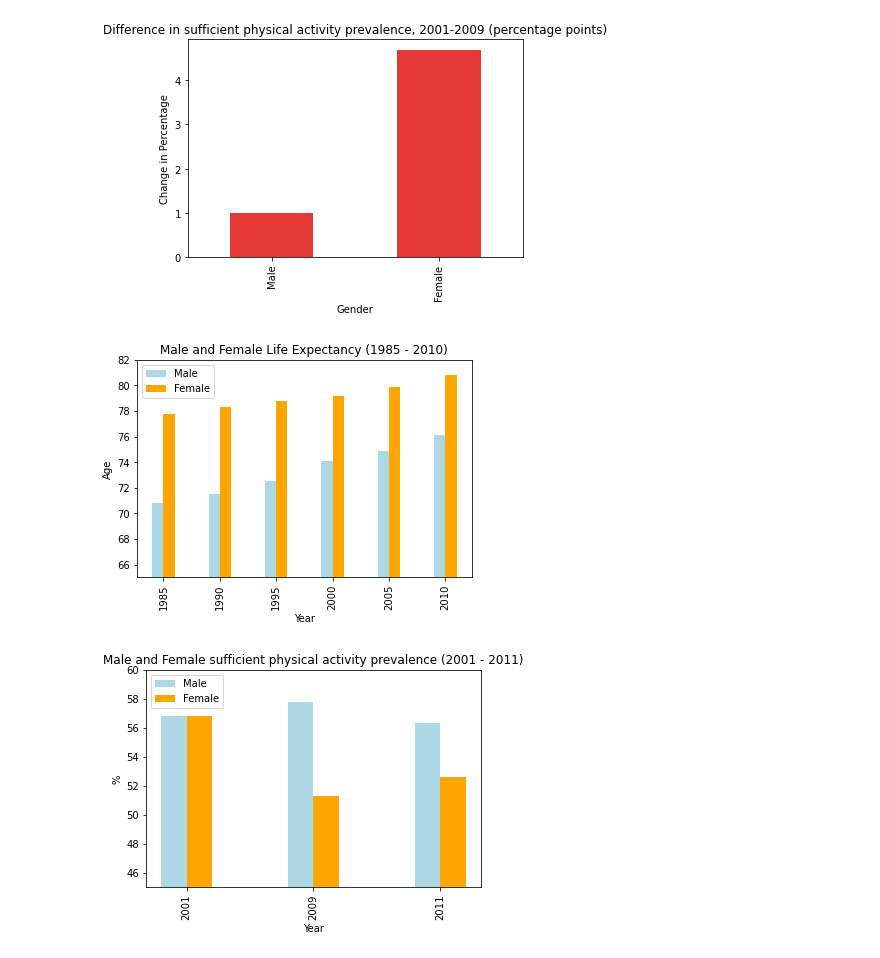
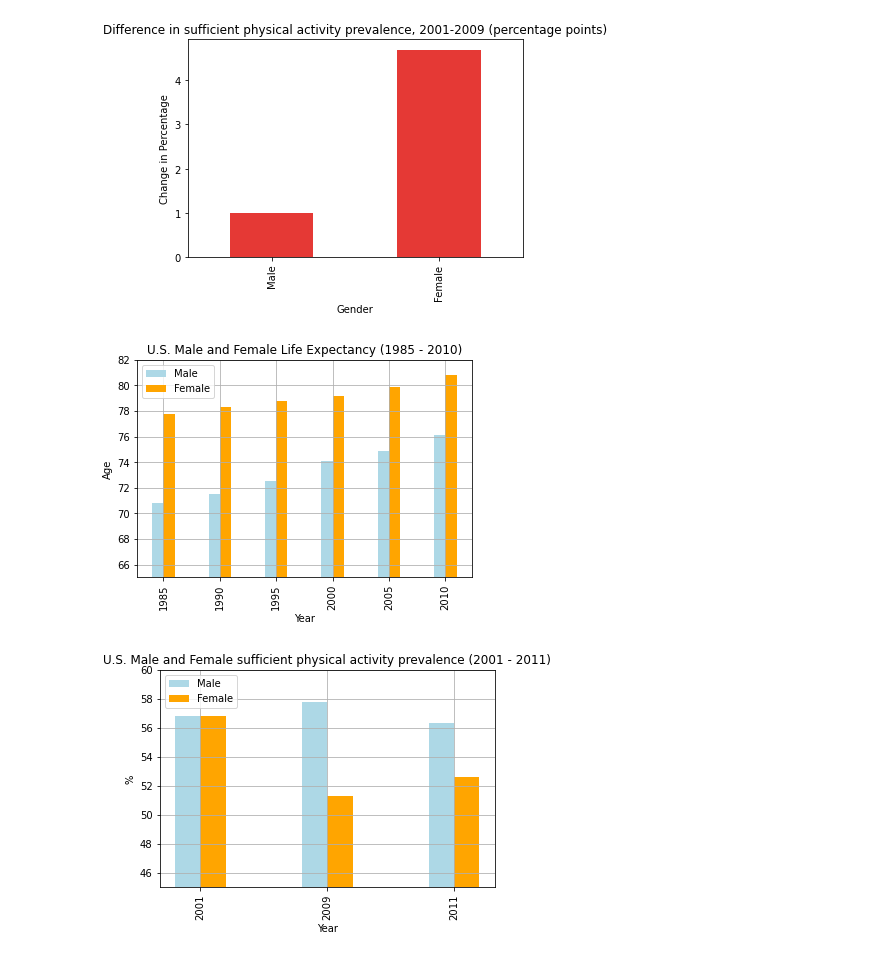
Before and after one commit to Mvillarreal88/State-of-Survival, a Jupyter notebook: Sandbox/Dillon/us-charts.ipynb, the cells around one changed output. Cells and saved outputs as stored; diff of their text form; code cells hidden in the pictures.

```diff
--- a/Sandbox/Dillon/us-charts.ipynb
+++ b/Sandbox/Dillon/us-charts.ipynb
@@ -55,12 +55,7 @@ plt.show()
 [figure]
 # %%
 x = np.arange(6)
-# y1985 = [us_df['Male life expectancy, 1985 (years)'][0], us_df['Female life expectancy, 1985 (years)'][0]]
-# y1990 = [us_df['Male life expectancy, 1990 (years)'][0], us_df['Female life expectancy, 1990 (years)'][0]]
-# y1995 = [us_df['Male life expectancy, 1995 (years)'][0], us_df['Female life expectancy, 1995 (years)'][0]]
-# y2000 = [us_df['Male life expectancy, 2000 (years)'][0], us_df['Female life expectancy, 2000 (years)'][0]]
-# y2005 = [us_df['Male life expectancy, 2005 (years)'][0], us_df['Female life expectancy, 2005 (years)'][0]]
-# y2010 = [us_df['Male life expectancy, 2010 (years)'][0], us_df['Female life expectancy, 2010 (years)'][0]]
+
 male_life_ex = [us_df['Male life expectancy, 1985 (years)'][0],
                 us_df['Male life expectancy, 1990 (years)'][0],
                 us_df['Male life expectancy, 1995 (years)'][0],
@@ -79,9 +74,10 @@ width = 0.2
 plt.bar(x-0.2, male_life_ex, width, color='lightblue')
 plt.bar(x, female_life_ex, width, color='orange')
 # # Set Title and labels
-plt.title('Male and Female Life Expectancy (1985 - 2010)')
+plt.title('U.S. Male and Female Life Expectancy (1985 - 2010)')
 plt.xlabel('Year')
 plt.ylabel('Age')
+plt.grid()
 # plt.xlim(-0.25, len(x_axis))
 plt.ylim(65, 82)
 x_axis = np.arange(len(male_life_ex))
@@ -93,37 +89,38 @@ plt.legend(Gender,loc=2)
 plt.savefig('output_data/Male and Female Life Expectancy (1985 - 2010).png', bbox_inches='tight')
 plt.show()
 # %% [output]
-[figure, old version]
+[figure, new version]
 # %%
 x = np.arange(3)
 male_PA = [us_Pa_df['Male sufficient physical activity prevalence, 2001 (%)'][0],
         us_Pa_df['Male sufficient physical activity  prevalence, 2009 (%)'][0],
         us_Pa_df['Male sufficient physical activity  prevalence, 2011* (%)'][0]]
 
 female_PA = [us_Pa_df['Male sufficient physical activity prevalence, 2001 (%)'][0],
             us_Pa_df['Female sufficient physical activity  prevalence, 2009 (%)'][0],
             us_Pa_df['Female sufficient physical activity  prevalence, 2011* (%)'][0]]
 width = 0.2
 
 # plot data in grouped manner of bar type
 plt.bar(x-0.2, male_PA, width, color='lightblue')
 plt.bar(x, female_PA, width, color='orange')
 # # Set Title and labels
-plt.title('Male and Female sufficient physical activity prevalence (2001 - 2011)')
+plt.title('U.S. Male and Female sufficient physical activity prevalence (2001 - 2011)')
 plt.xlabel('Year')
 plt.ylabel('%')
+plt.grid()
 # plt.xlim(-0.25, len(x_axis))
 plt.ylim(45, 60)
 x_axis = np.arange(len(male_PA))
 Gender=['Male','Female']
 labels = [2001, 2009, 2011]
 tick_locations = [value-0.1 for value in x_axis]
 plt.xticks(tick_locations, labels, rotation="vertical")
 plt.legend(Gender,loc=2)
 plt.savefig('output_data/Male and Female sufficient physical activity prevalence (2001 - 2011).png', bbox_inches='tight')
 plt.show()
 # %% [output]
-[figure, old version]
+[figure, new version]
 # %%
 x = np.arange(3)
 
```
Also changed, not shown: parts of 1 cell of this notebook, 8 other files.
